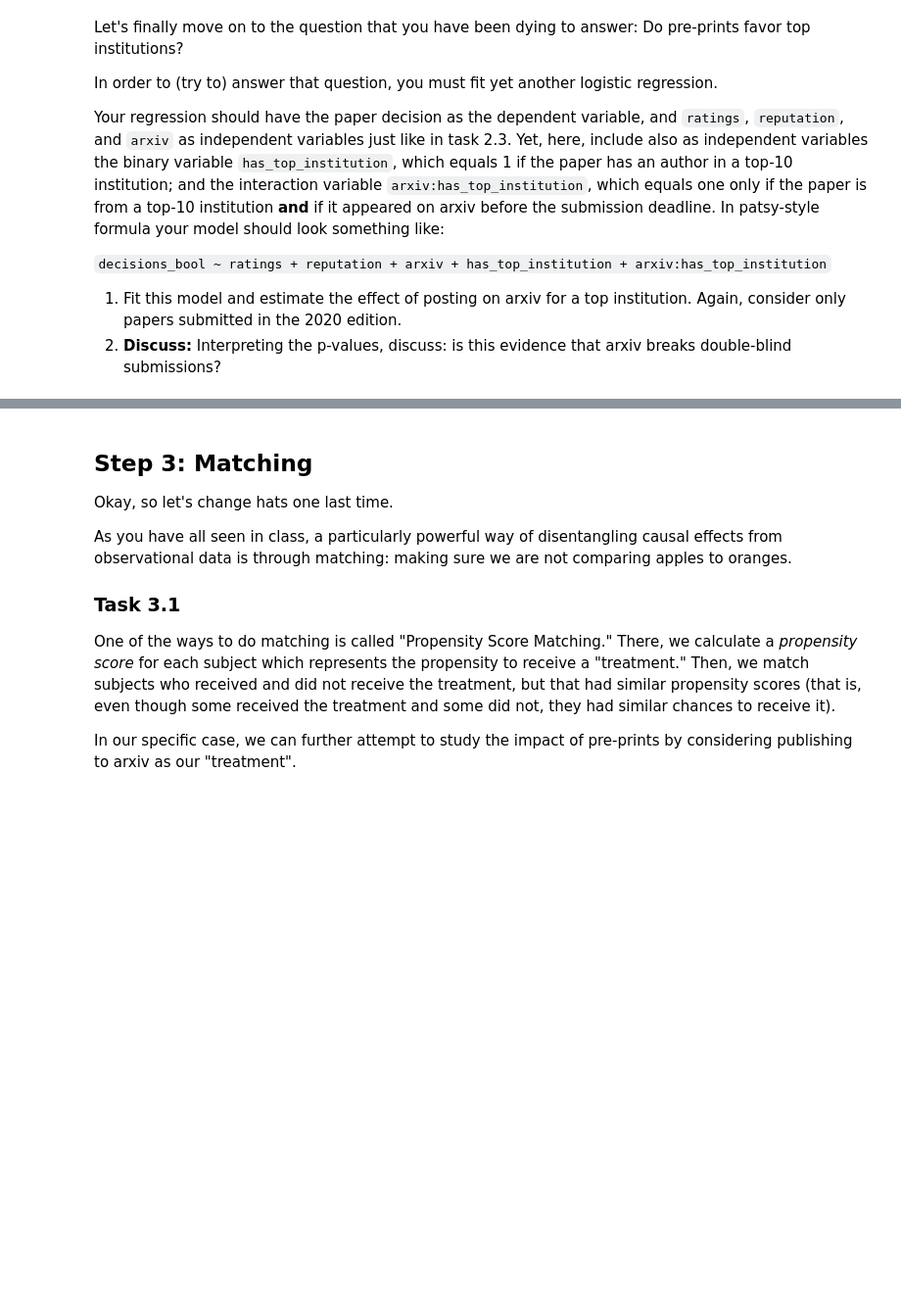
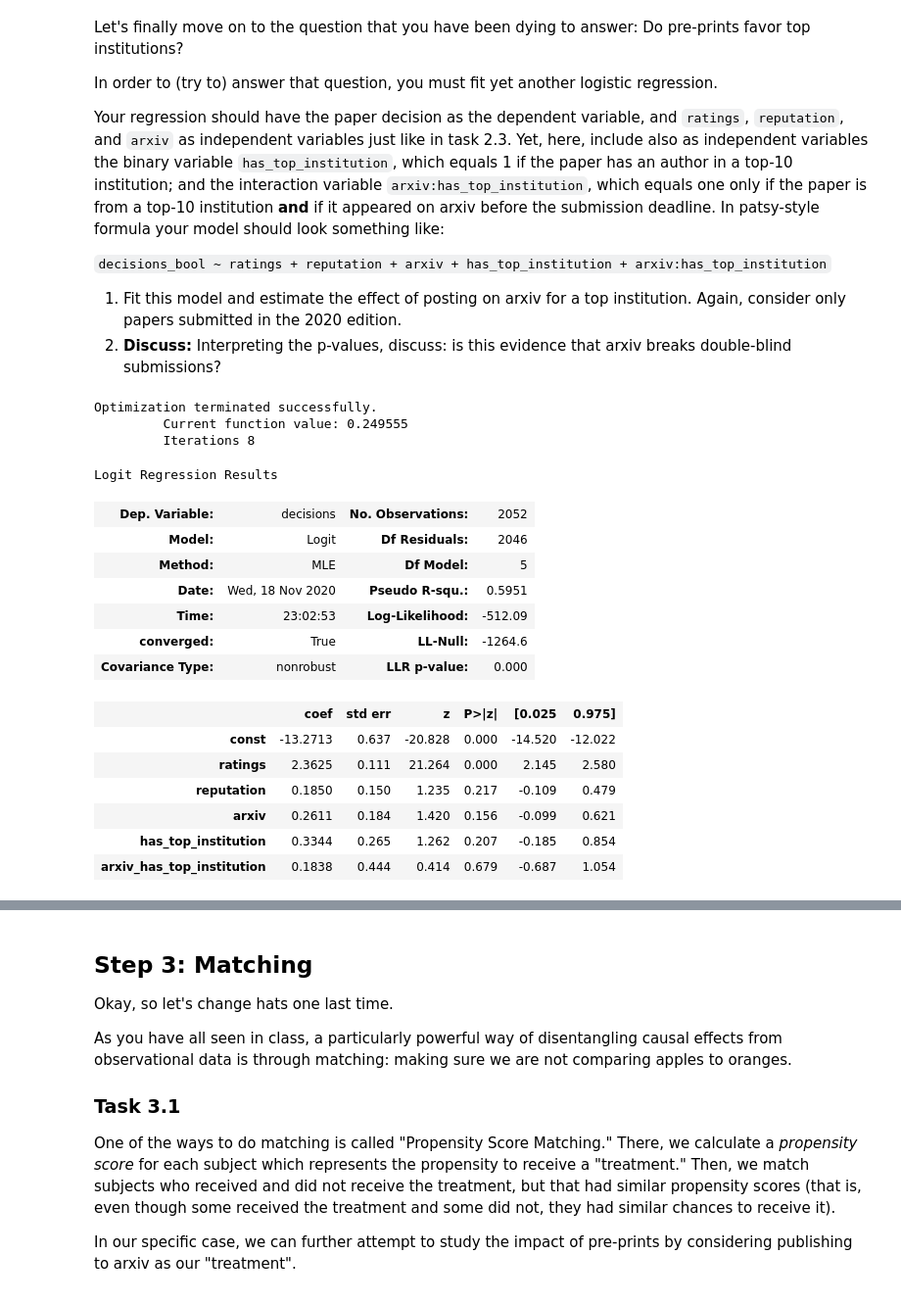
Before and after one commit to dust629/ada2020_teamwork, a Jupyter notebook: hw2_jos.ipynb, the cells around one changed output, grey strips where cells are left out. Shown at 98% size. Drawn from its saved outputs; the diff is of its cells as text; code cells hidden in the pictures; blank space fills up the shorter version.

Commit message:
Task 2 completed

```diff
--- a/hw2_jos.ipynb
+++ b/hw2_jos.ipynb
@@ -843,0 +765,23 @@ Notice that reputation was calculated in Task 1.1.
+# %%
+### Your code here! ###
+
+#### Task 2.3.1 ####
+## Slice out independant variables
+patsy_df = publications_2020[["ratings", "reputation", "arxiv"]].copy()
+
+## Merge in decisions column using indices
+patsy_df = pd.merge(patsy_df, publications_2020_ratings["decisions"],
+                    how='outer', left_index=True, right_index=True)
+
+## Translate True/False to 1/0
+patsy_df["arxiv"] = patsy_df["arxiv"].astype(int)
+
+## Add constant term to include intercept b0 in model
+patsy_df = sm.add_constant(patsy_df)
+
+## Instantiate and fit model. Dependant variable is dropped when passing df for independant variables.
+logreg_model = sm.Logit(patsy_df["decisions"],
+                        patsy_df.drop(labels="decisions", axis=1)).fit()
+
+## Report summary
+logreg_model.summary()
@@ -859,0 +845,40 @@ Your regression should have the paper decision as the dependent variable, and `r
+# %%
+### Your code here! ###
+
+#### Task 2.4.1 ####
+## Merge in has_top_institutions
+patsy_df_top10 = pd.merge(patsy_df, publications_2020["has_top_institution"],
+                    how='outer', left_index=True, right_index=True)
+
+## Translate True/False to 1/0 respectively
+patsy_df_top10["has_top_institution"] = patsy_df_top10["has_top_institution"].astype(int)
+
+## Create arxiv:has_top_institution by element-wise multiplication
+## Will be 1 if both columns contains 1, and 0 otherwise
+patsy_df_top10["arxiv_has_top_institution"] = patsy_df_top10["arxiv"] * patsy_df_top10["has_top_institution"]
+
+## Instantiate and fit Logit regression model. Dependant variable is dropped when passing df for independant variables.
+logreg_model = sm.Logit(patsy_df_top10["decisions"],
+                        patsy_df_top10.drop(labels="decisions", axis=1)).fit()
+
+## Print summary
+logreg_model.summary()
+# %% [output]
+Optimization terminated successfully.
+         Current function value: 0.249555
+         Iterations 8
+Logit Regression Results
+| Dep. Variable: | decisions | No. Observations: | 2052 |
+| Model: | Logit | Df Residuals: | 2046 |
+| Method: | MLE | Df Model: | 5 |
+| Date: | Wed, 18 Nov 2020 | Pseudo R-squ.: | 0.5951 |
+| Time: | 23:02:53 | Log-Likelihood: | -512.09 |
+| converged: | True | LL-Null: | -1264.6 |
+| Covariance Type: | nonrobust | LLR p-value: | 0.000 |
+|  | coef | std err | z | P>|z| | [0.025 | 0.975] |
+| const | -13.2713 | 0.637 | -20.828 | 0.000 | -14.520 | -12.022 |
+| ratings | 2.3625 | 0.111 | 21.264 | 0.000 | 2.145 | 2.580 |
+| reputation | 0.1850 | 0.150 | 1.235 | 0.217 | -0.109 | 0.479 |
+| arxiv | 0.2611 | 0.184 | 1.420 | 0.156 | -0.099 | 0.621 |
+| has_top_institution | 0.3344 | 0.265 | 1.262 | 0.207 | -0.185 | 0.854 |
+| arxiv_has_top_institution | 0.1838 | 0.444 | 0.414 | 0.679 | -0.687 | 1.054 |
```
Also changed, not shown: parts of 28 cells of this notebook.
